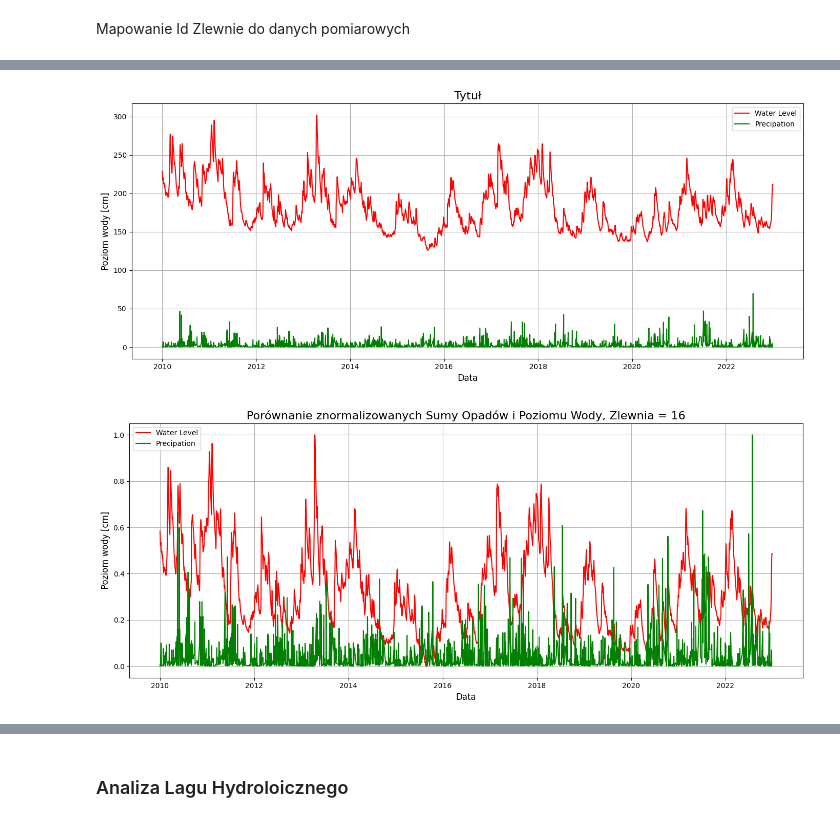
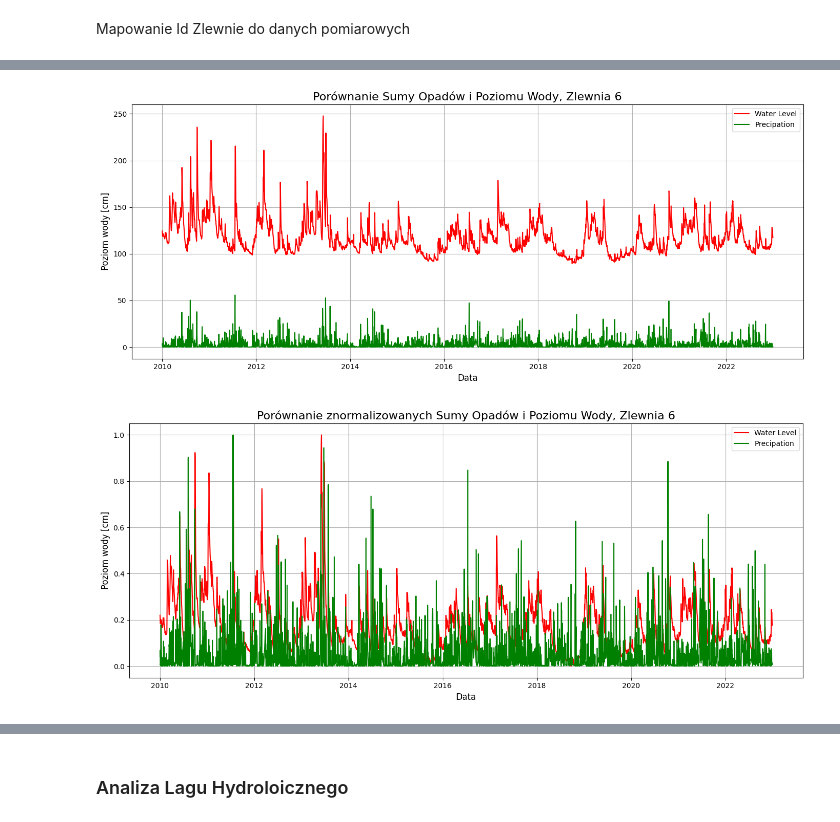
Before and after one commit to eo-agh/daes-project-2425-alt, a Jupyter notebook: notebooks/Tymek_Analiza.ipynb, the cells around one changed output, grey strips where cells are left out. Saved outputs shown, nothing was run; the diff lists cells and outputs as text; code cells hidden in the pictures.

```diff
--- a/notebooks/Tymek_Analiza.ipynb
+++ b/notebooks/Tymek_Analiza.ipynb
@@ -58,5 +42,5 @@ plot_zlewnia_stat(zlewnie, woj, agg_hydro, 'Water Level_mean', 'Tytuł')
 # %%
-id = 15
+id = 6
 wl_series2 = hydro[hydro["Zlewnia ID"] == id].groupby("Calendar Date")["Water Level"].mean()
 wl_series2 = wl_series2.reset_index()
 # %%
@@ -80,4 +62,4 @@ gdf_m_zlewnia = gpd.sjoin(gdf_m, zlewnie, how='inner', predicate='within').drop(
 map_meteo = gdf_m_zlewnia.set_index('Station Code')['Zlewnia ID']
 meteo['Zlewnia ID'] = meteo['Station Code'].map(map_meteo)
 # %%
-opad_series = meteo[meteo["Zlewnia ID"] == 16].groupby("Calendar Date")["Daily Precip Sum"].mean().reset_index()
+opad_series = meteo[meteo["Zlewnia ID"] == id].groupby("Calendar Date")["Daily Precip Sum"].mean().reset_index()
@@ -107,7 +73,7 @@ opad_series[['Normalized Daily Precip Sum']] = scaler.fit_transform(opad_series[
 
 plt.plot(wl_series2["Calendar Date"],wl_series2["Water Level"],color='red',label="Water Level")
 plt.plot(opad_series["Calendar Date"],opad_series["Daily Precip Sum"],color='green',label="Precipation")
-plt.title('Tytuł', fontsize=16)
+plt.title(f'Porównanie Sumy Opadów i Poziomu Wody, Zlewnia {id}', fontsize=16)
 plt.xlabel('Data', fontsize=12)
 plt.ylabel('Poziom wody [cm]', fontsize=12)
 plt.legend()
@@ -115,18 +81,18 @@ plt.grid(True)
 plt.tight_layout()
 plt.show()
 # %% [output]
-[figure, old version]
+[figure, new version]
 # %%
 plt.figure(figsize=(14, 6))
 plt.plot(wl_series2["Calendar Date"],wl_series2["Normalized Water Level"],color='red',label="Water Level")
 plt.plot(opad_series["Calendar Date"],opad_series["Normalized Daily Precip Sum"],color='green',label="Precipation")
-plt.title('Porównanie znormalizowanych Sumy Opadów i Poziomu Wody, Zlewnia = 16', fontsize=16)
+plt.title(f'Porównanie znormalizowanych Sumy Opadów i Poziomu Wody, Zlewnia {id}', fontsize=16)
 plt.xlabel('Data', fontsize=12)
 plt.ylabel('Poziom wody [cm]', fontsize=12)
 plt.legend()
 
 plt.grid(True)
 plt.tight_layout()
 plt.show()
 # %% [output]
-[figure, old version]
+[figure, new version]
```
Also changed, not shown: parts of 8 cells of this notebook, 1 other file.
